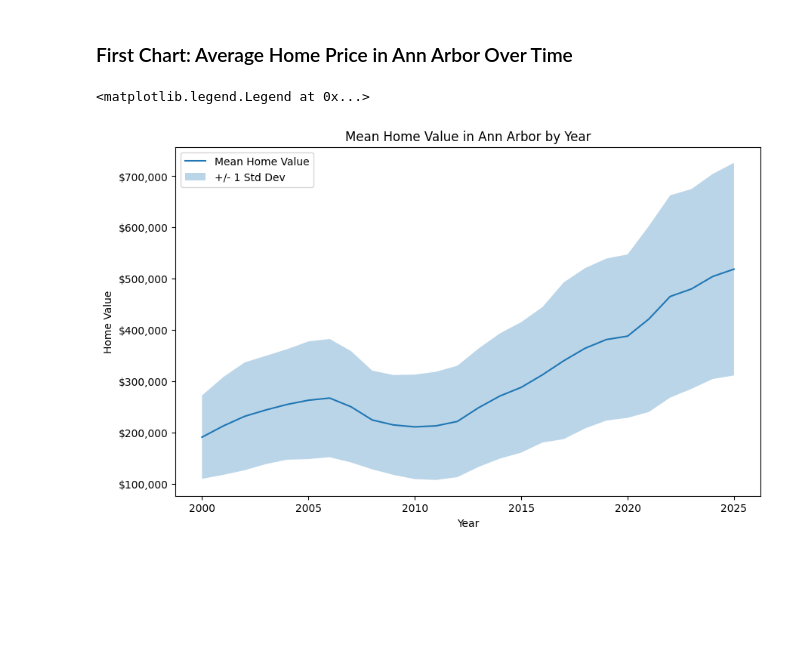
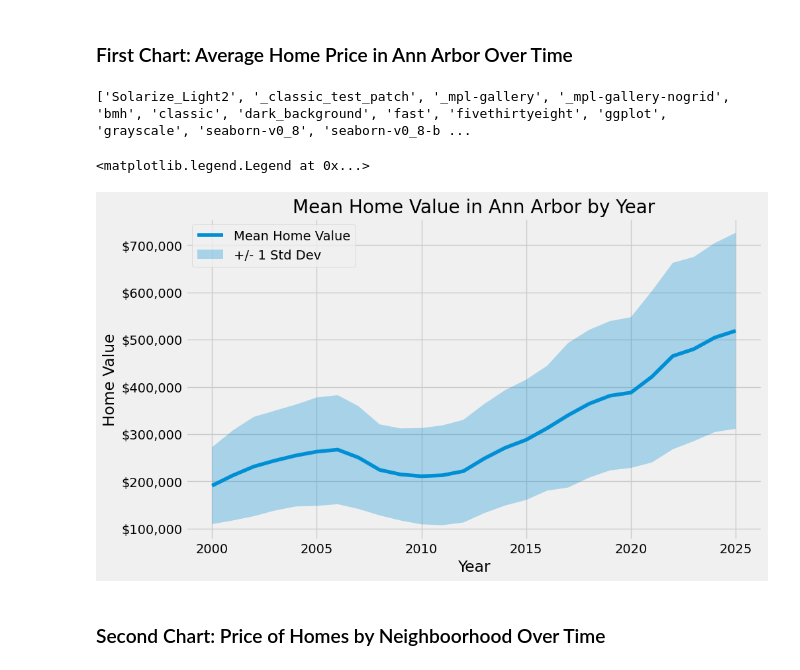
Before and after one commit to grantajason/SIADS-521-Assignment-3, a Jupyter notebook: gajason-siads521-a3.ipynb, the cells around one changed output. Cells and saved outputs as stored; diff of their text form; code cells hidden in the pictures; blank space fills up the shorter version.

Commit message:
apply new style

```diff
--- a/gajason-siads521-a3.ipynb
+++ b/gajason-siads521-a3.ipynb
@@ -44,24 +44,30 @@ melted_df.to_csv(cleaned_file_path, index=False)
 # %% [markdown]
 ### First Chart: Average Home Price in Ann Arbor Over Time
 # %%
+# Apply the style
+plt.style.use('fivethirtyeight')
+
 # prepare data for chart one
 chart_one_df = melted_df.copy()
 chart_one_df['Year'] = chart_one_df['Date'].dt.year
 
 yearly_data = chart_one_df.groupby(['Year'])['HomeValue'].agg(['mean', 'std']).reset_index()
 
-# test chart 1
+# create chart 1
 plt.figure(figsize=(10, 6))
 plt.plot(yearly_data['Year'], yearly_data['mean'], label='Mean Home Value')
 plt.fill_between(yearly_data['Year'], yearly_data['mean'] - yearly_data['std'], yearly_data['mean'] + yearly_data['std'], alpha=0.3)
 
 fmt = mtick.StrMethodFormatter('${x:,.0f}')
 plt.gca().yaxis.set_major_formatter(fmt)
 
 plt.xlabel('Year')
 plt.ylabel('Home Value')
 plt.title('Mean Home Value in Ann Arbor by Year')
 plt.legend(['Mean Home Value', '+/- 1 Std Dev'])
 # %% [output]
-<matplotlib.legend.Legend at 0x...>
+['Solarize_Light2', '_classic_test_patch', '_mpl-gallery', '_mpl-gallery-nogrid', 'bmh', 'classic', 'dark_background', 'fast', 'fivethirtyeight', 'ggplot', 'grayscale', 'seaborn-v0_8', 'seaborn-v0_8-b ...
+<matplotlib.legend.Legend at 0x...>
-[figure, old version]
+[figure, new version]
+# %% [markdown]
+### Second Chart: Price of Homes by Neighboorhood Over Time
```
